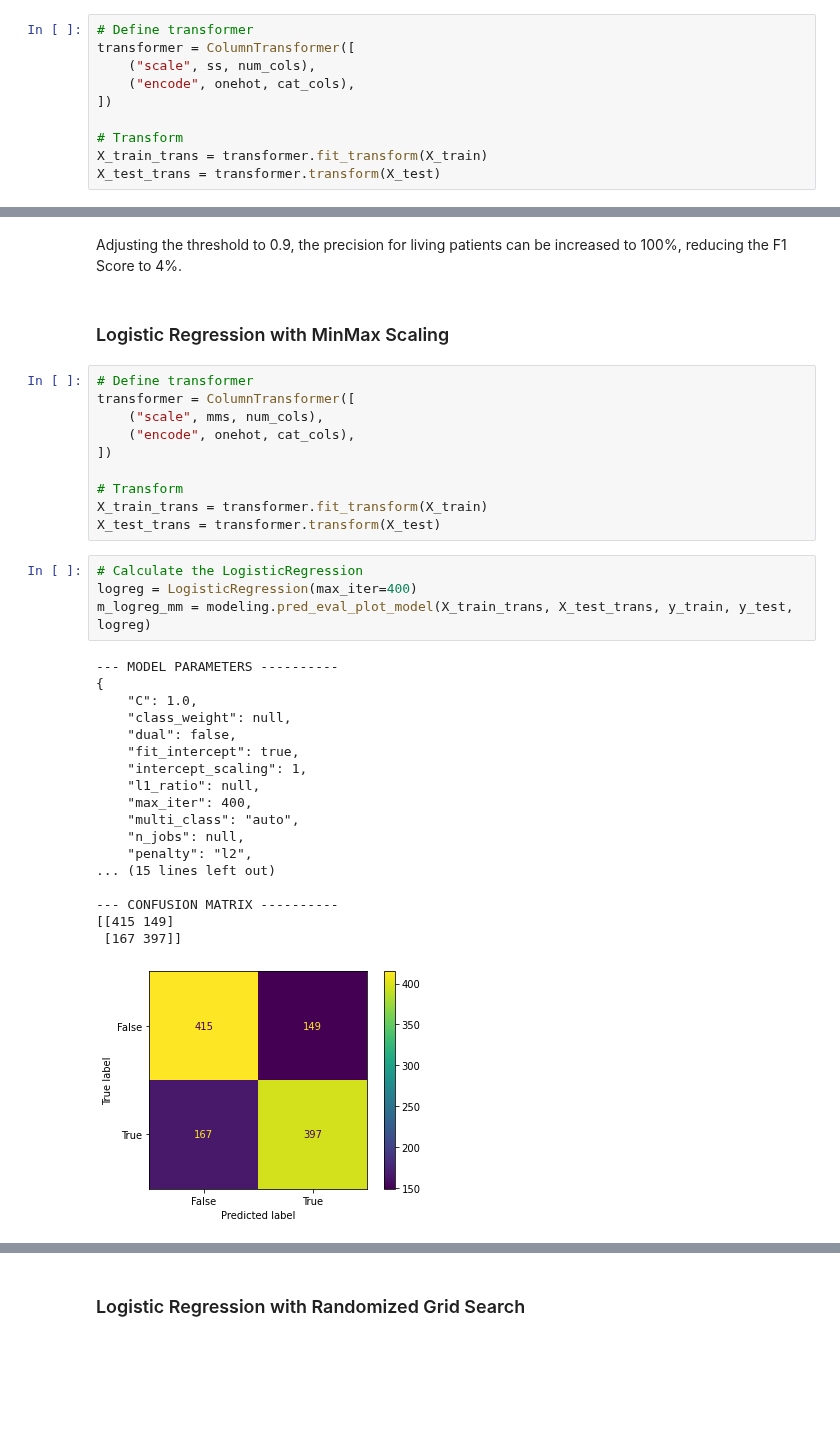
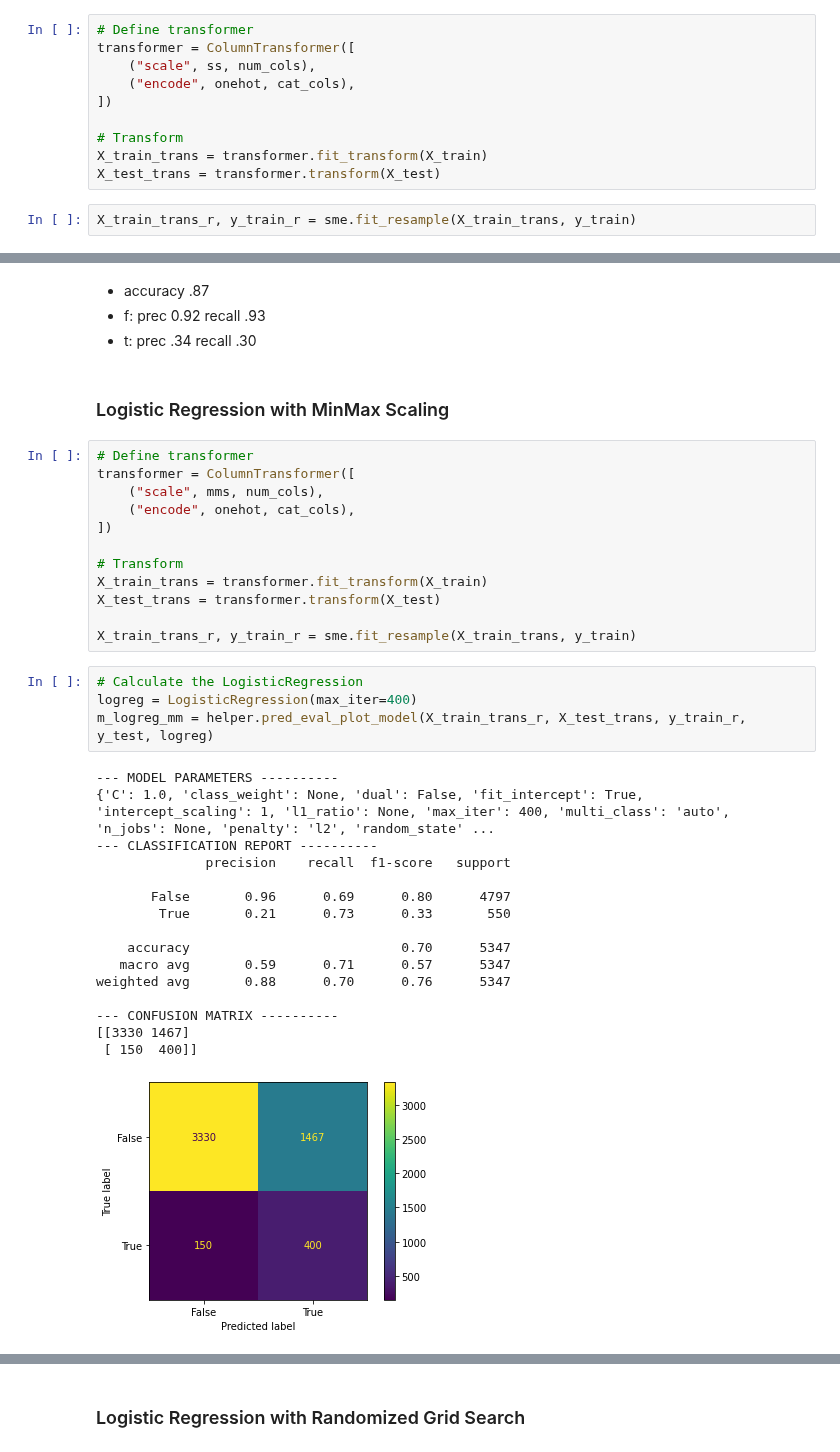
Before and after one commit to EnHaHB/Capstone, a Jupyter notebook: 04_capstone_model_14_2.ipynb, the cells around one changed output, grey strips where cells are left out. Drawn from its saved outputs; the diff is of its cells as text; blank space fills up the shorter version.

```diff
--- a/04_capstone_model_14_2.ipynb
+++ b/04_capstone_model_14_2.ipynb
@@ -248,5 +247,7 @@ transformer = ColumnTransformer([
 # Transform
 X_train_trans = transformer.fit_transform(X_train)
 X_test_trans = transformer.transform(X_test)
+# %%
+X_train_trans_r, y_train_r = sme.fit_resample(X_train_trans, y_train)
 # %%
 logreg_ss = LogisticRegression(max_iter=400, random_state=42)
@@ -300,5 +301,7 @@ weighted avg       0.73      0.52      0.38      1128
-# %% [markdown]
-Adjusting the threshold to 0.9, the precision for living patients can be increased to 100%, reducing the F1 Score to 4%.
+# %% [markdown]
++ accuracy .87
++ f: prec 0.92 recall .93
++ t: prec .34 recall .30
 # %% [markdown]
 ### Logistic Regression with MinMax Scaling
 # %%
@@ -311,27 +314,27 @@ transformer = ColumnTransformer([
 # Transform
 X_train_trans = transformer.fit_transform(X_train)
 X_test_trans = transformer.transform(X_test)
+
+X_train_trans_r, y_train_r = sme.fit_resample(X_train_trans, y_train)
 # %%
 # Calculate the LogisticRegression
 logreg = LogisticRegression(max_iter=400)
-m_logreg_mm = modeling.pred_eval_plot_model(X_train_trans, X_test_trans, y_train, y_test, logreg)
+m_logreg_mm = helper.pred_eval_plot_model(X_train_trans_r, X_test_trans, y_train_r, y_test, logreg)
 # %% [output]
 --- MODEL PARAMETERS ----------
-{
-    "C": 1.0,
-    "class_weight": null,
-    "dual": false,
-    "fit_intercept": true,
-    "intercept_scaling": 1,
-    "l1_ratio": null,
-    "max_iter": 400,
-    "multi_class": "auto",
-    "n_jobs": null,
-    "penalty": "l2",
-... (15 lines left out)
+{'C': 1.0, 'class_weight': None, 'dual': False, 'fit_intercept': True, 'intercept_scaling': 1, 'l1_ratio': None, 'max_iter': 400, 'multi_class': 'auto', 'n_jobs': None, 'penalty': 'l2', 'random_state' ...
+--- CLASSIFICATION REPORT ----------
+              precision    recall  f1-score   support
+
+       False       0.96      0.69      0.80      4797
+        True       0.21      0.73      0.33       550
+
+    accuracy                           0.70      5347
+   macro avg       0.59      0.71      0.57      5347
+weighted avg       0.88      0.70      0.76      5347
 
 --- CONFUSION MATRIX ----------
-[[415 149]
- [167 397]]
+[[3330 1467]
+ [ 150  400]]
-[figure, old version]
+[figure, new version]
 # %% [markdown]
```
Also changed, not shown: parts of 15 cells of this notebook, 1 other file.
